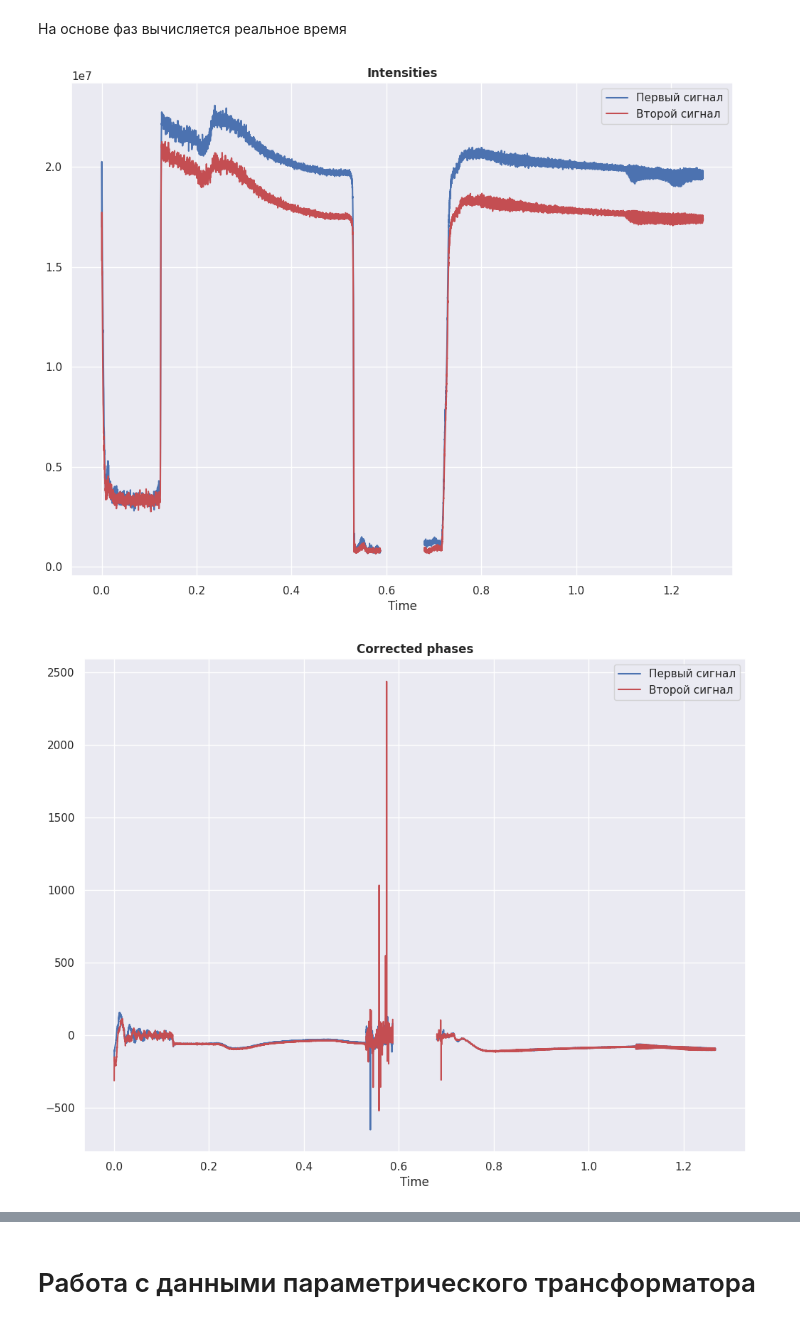
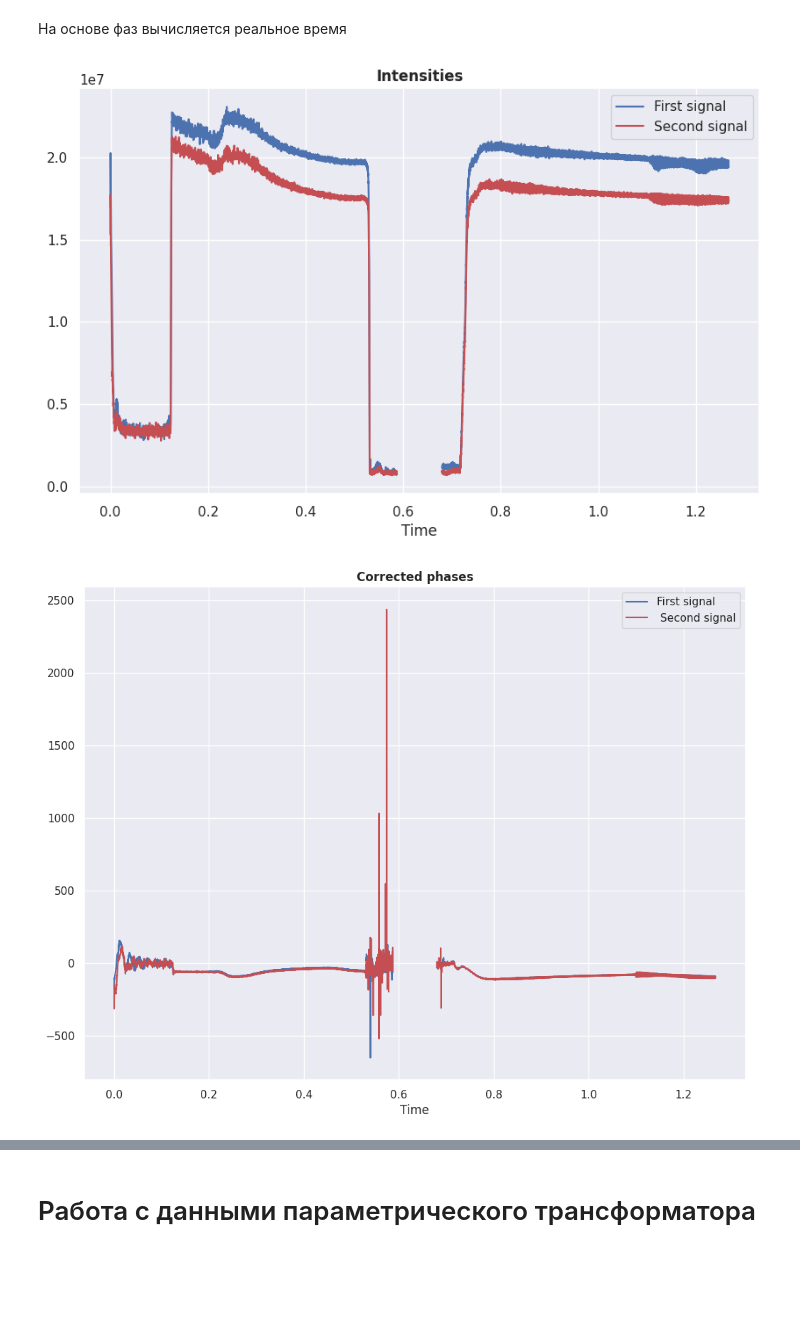
Before and after one commit to settlermine/jinr_practice, a Jupyter notebook: booster_acceleration.ipynb, the cells around one changed output, grey strips where cells are left out. Saved outputs shown, nothing was run; the diff lists cells and outputs as text; code cells hidden in the pictures; blank space fills up the shorter version.

```diff
--- a/booster_acceleration.ipynb
+++ b/booster_acceleration.ipynb
@@ -540,33 +540,33 @@ for i in range(len(signals_rf)):
         {'first_half': delta_time * parameters_fct_rf[i]['first_half'].averaged_data.phases,
          'second_half': delta_time * parameters_fct_rf[i]['second_half'].averaged_data.phases + bytes_to_skip_for_second_half/2 * delta_time})
 # %%
-plt.figure(figsize=(12, 9))
+plt.figure(figsize=(10, 6))
 
-plt.plot(real_time[0]['first_half'], parameters_fct_rf[0]['first_half'].averaged_data.intensities, color='b', label='Первый сигнал')
+plt.plot(real_time[0]['first_half'], parameters_fct_rf[0]['first_half'].averaged_data.intensities, color='b', label='First signal')
 plt.plot(real_time[0]['second_half'], parameters_fct_rf[0]['second_half'].averaged_data.intensities, color='b')
 
-plt.plot(real_time[1]['first_half'], parameters_fct_rf[1]['first_half'].averaged_data.intensities, color='r', label='Второй сигнал')
+plt.plot(real_time[1]['first_half'], parameters_fct_rf[1]['first_half'].averaged_data.intensities, color='r', label='Second signal')
 plt.plot(real_time[1]['second_half'], parameters_fct_rf[1]['second_half'].averaged_data.intensities, color='r')
 
 plt.xlabel('Time')
 plt.title('Intensities',fontweight='bold')
 plt.legend();
 # %% [output]
-[figure, old version]
+[figure, new version]
 # %%
 plt.figure(figsize=(12, 9))
 
-plt.plot(real_time[0]['first_half'], parameters_fct_rf[0]['first_half'].averaged_data.corrected_phases, color='b', label='Первый сигнал')
+plt.plot(real_time[0]['first_half'], parameters_fct_rf[0]['first_half'].averaged_data.corrected_phases, color='b', label='First signal')
 plt.plot(real_time[0]['second_half'], parameters_fct_rf[0]['second_half'].averaged_data.corrected_phases, color='b')
 
-plt.plot(real_time[1]['first_half'], parameters_fct_rf[1]['first_half'].averaged_data.corrected_phases, color='r', label='Второй сигнал')
+plt.plot(real_time[1]['first_half'], parameters_fct_rf[1]['first_half'].averaged_data.corrected_phases, color='r', label=' Second signal')
 plt.plot(real_time[1]['second_half'], parameters_fct_rf[1]['second_half'].averaged_data.corrected_phases, color='r')
 
 plt.xlabel('Time')
 plt.title('Corrected phases',fontweight='bold')
 plt.legend();
 # %% [output]
-[figure, old version]
+[figure, new version]
 # %%
 plt.figure(figsize=(12, 9))
 
```
Also changed, not shown: parts of 8 cells of this notebook.
